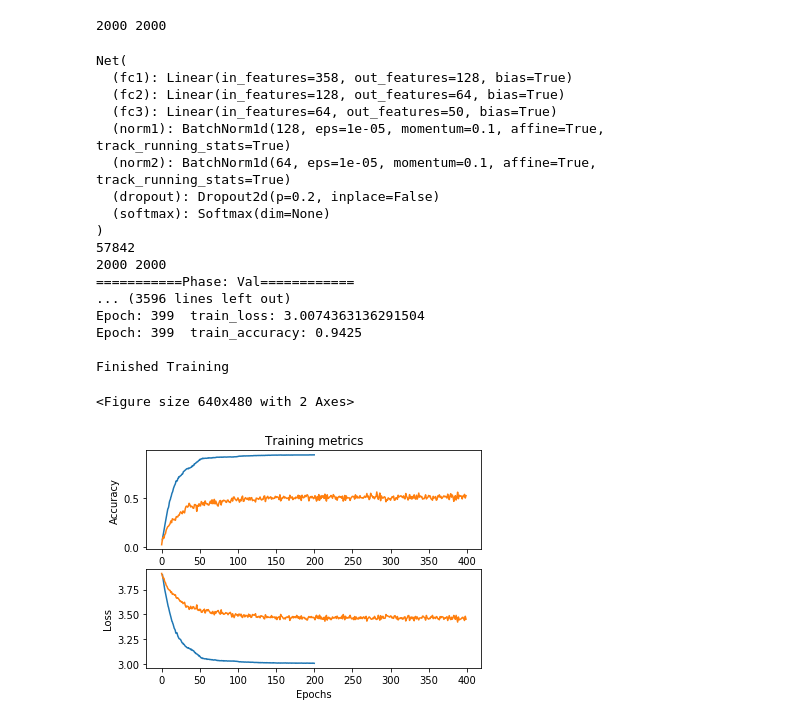
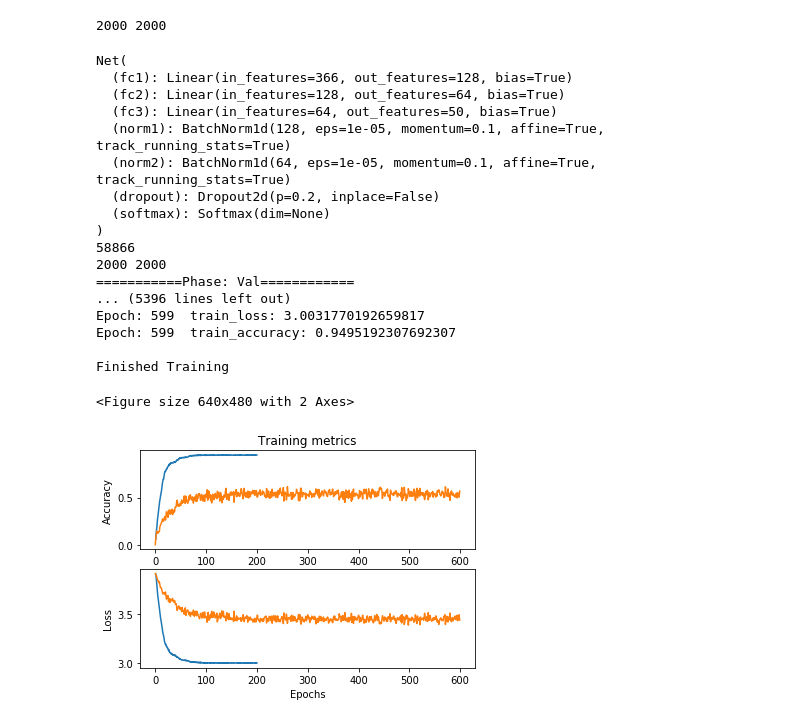
Before and after one commit to DeanPFZ/deep-audio-public, a Jupyter notebook: src/ESC-50/DNN_baseline.ipynb, the cells around one changed output. Drawn from its saved outputs; the diff is of its cells as text; code cells hidden in the pictures.

Commit message:
Modify the training batch size. Add rms and zcr features in the input sequence. Achieving 56% val. accuracy.

```diff
--- a/src/ESC-50/DNN_baseline.ipynb
+++ b/src/ESC-50/DNN_baseline.ipynb
@@ -236,7 +240,7 @@ import torch.nn.functional as F
 class Net(nn.Module):
     def __init__(self,):
         super(Net, self).__init__()
-        self.fc1 = nn.Linear(358, 128)
+        self.fc1 = nn.Linear(366, 128)
         self.fc2 = nn.Linear(128,64)
         self.fc3 = nn.Linear(64, 50)
         self.norm1 = nn.BatchNorm1d(128)
@@ -324,7 +328,7 @@ scheduler = StepLR(optimizer, step_size=50, gamma=0.5)
 random_seed= 42
 shuffle_dataset = True
 dataset_size = 2000
-batch_size = 64
+batch_size = 128
 
 validation_split = .2
 indices = list(range(dataset_size))
@@ -349,7 +353,7 @@ val_loss_hist = []
 train_history = []
 train_loss_hist = []
 
-for epoch in range(400):  # loop over the dataset multiple times
+for epoch in range(600):  # loop over the dataset multiple times
 
 ########## Validation ###########
 
@@ -419,7 +423,7 @@ for epoch in range(400):  # loop over the dataset multiple times
 print('Finished Training')
 # %% [output]
 Net(
-  (fc1): Linear(in_features=358, out_features=128, bias=True)
+  (fc1): Linear(in_features=366, out_features=128, bias=True)
   (fc2): Linear(in_features=128, out_features=64, bias=True)
   (fc3): Linear(in_features=64, out_features=50, bias=True)
   (norm1): BatchNorm1d(128, eps=1e-05, momentum=0.1, affine=True, track_running_stats=True)
@@ -427,12 +431,12 @@ Net(
   (dropout): Dropout2d(p=0.2, inplace=False)
   (softmax): Softmax(dim=None)
 )
-57842
+58866
 2000 2000
 ===========Phase: Val============
-... (3596 lines left out)
-Epoch: 399  train_loss: 3.0074363136291504
-Epoch: 399  train_accuracy: 0.9425
+... (5396 lines left out)
+Epoch: 599  train_loss: 3.0031770192659817
+Epoch: 599  train_accuracy: 0.9495192307692307
 
 Finished Training
 # %%
@@ -455,17 +459,17 @@ plt.show()
 # %%
 import matplotlib.pyplot as plt
 
-x_axis = np.linspace(1,200,400)
+x_axis = np.linspace(1,200,600)
 plt.subplot(2, 1, 1)
 plt.plot(x_axis, train_history, val_history)
 plt.title('Training metrics')
 plt.ylabel('Accuracy')
 
 plt.subplot(2, 1, 2)
 plt.plot(x_axis, train_loss_hist, val_loss_hist)
 plt.xlabel('Epochs')
 plt.ylabel('Loss')
 
 plt.show()
 # %% [output]
-[figure, old version]
+[figure, new version]
```
Also changed, not shown: parts of 6 cells of this notebook.
